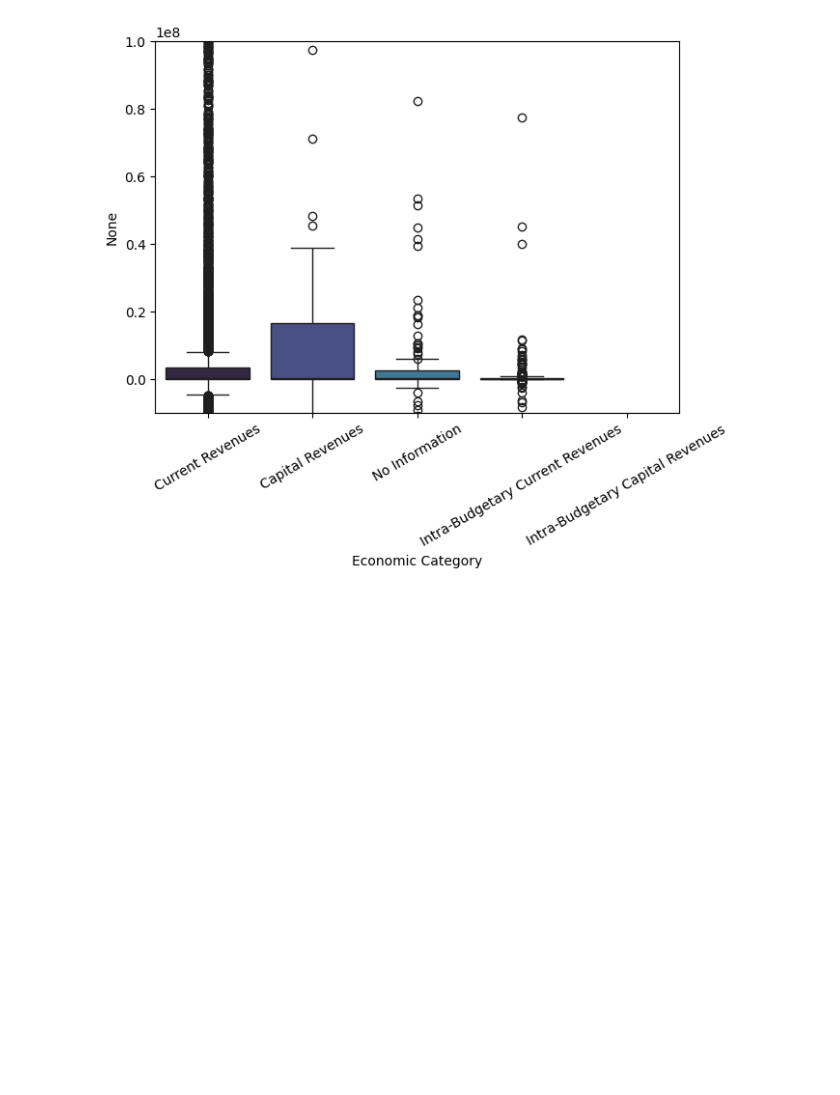
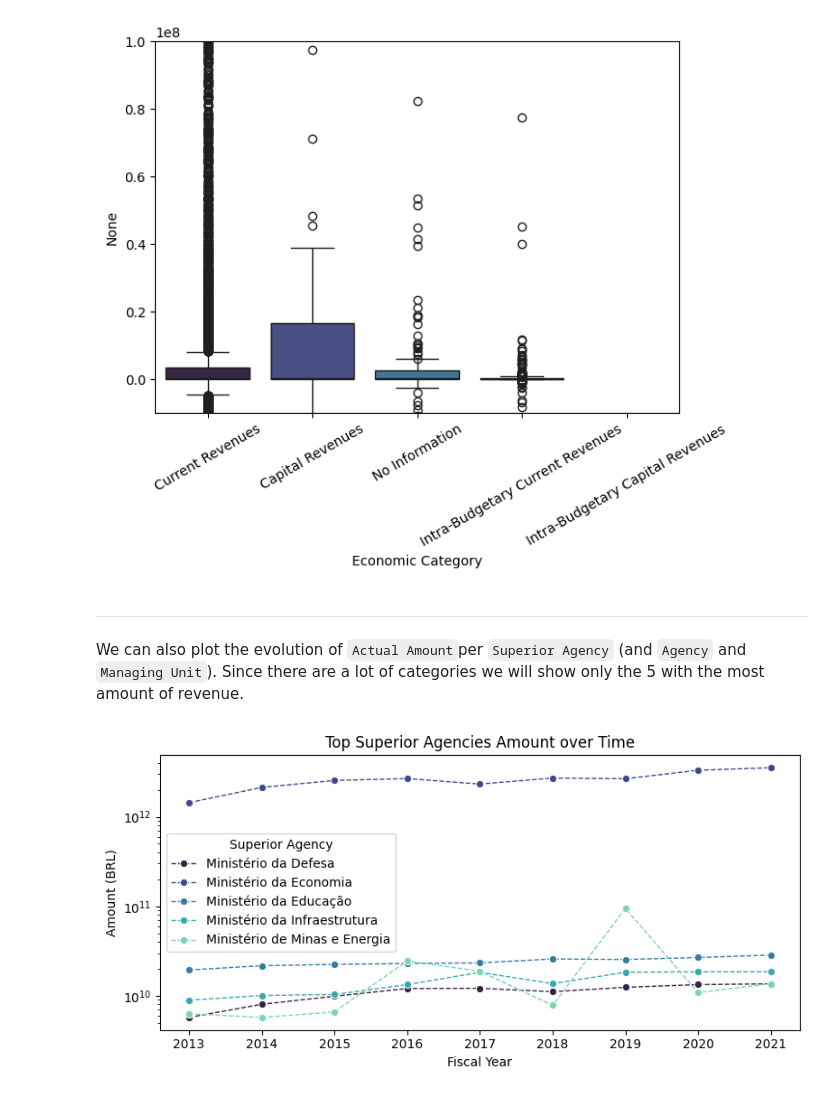
Before and after one commit to SupernovaIa/DataProject-Brasil-Public-Income-EDA, a Jupyter notebook: notebook/04-Phase-DataVisualization.ipynb, the cells around one changed output. Drawn from its saved outputs; the diff is of its cells as text; code cells hidden in the pictures; blank space fills up the shorter version.

```diff
--- a/notebook/04-Phase-DataVisualization.ipynb
+++ b/notebook/04-Phase-DataVisualization.ipynb
@@ -232,3 +268,36 @@ plt.ylim(-1e7, 1e8)
 plt.show()
 # %% [output]
 [figure]
+# %% [markdown]
+---
+# %% [markdown]
+We can also plot the evolution of `Actual Amount`per `Superior Agency` (and `Agency` and `Managing Unit`). Since there are a lot of categories we will show only the 5 with the most amount of revenue.
+# %%
+# List of top 5 Superior Agencies
+superior_agencies = df.groupby('Superior Agency')['Actual Amount'].sum().nlargest(5).index
+# Filter
+sa_filter = df['Superior Agency'].isin(superior_agencies)
+df_sa_filtered = df[sa_filter]
+# Data frame with the top 5 grouped by Fiscal Year and sum the Amount
+df_sa_grouped = df_sa_filtered.groupby(['Superior Agency', 'Fiscal Year'])['Actual Amount'].sum().reset_index(name='amount')
+# %%
+plt.figure(figsize=(8, 4))
+
+sns.lineplot(x='Fiscal Year',
+             y='amount',
+             hue='Superior Agency',
+             marker='o',
+             linestyle='dashed',
+             linewidth=1,
+             errorbar=None,
+             palette='mako',
+             data=df_sa_grouped)
+
+plt.xlabel('Fiscal Year')
+plt.ylabel('Amount (BRL)')
+plt.title('Top Superior Agencies Amount over Time')
+plt.yscale('log')
+plt.tight_layout()
+plt.show()
+# %% [output]
+[figure, added]
```
Also changed, not shown: parts of 7 cells of this notebook.
